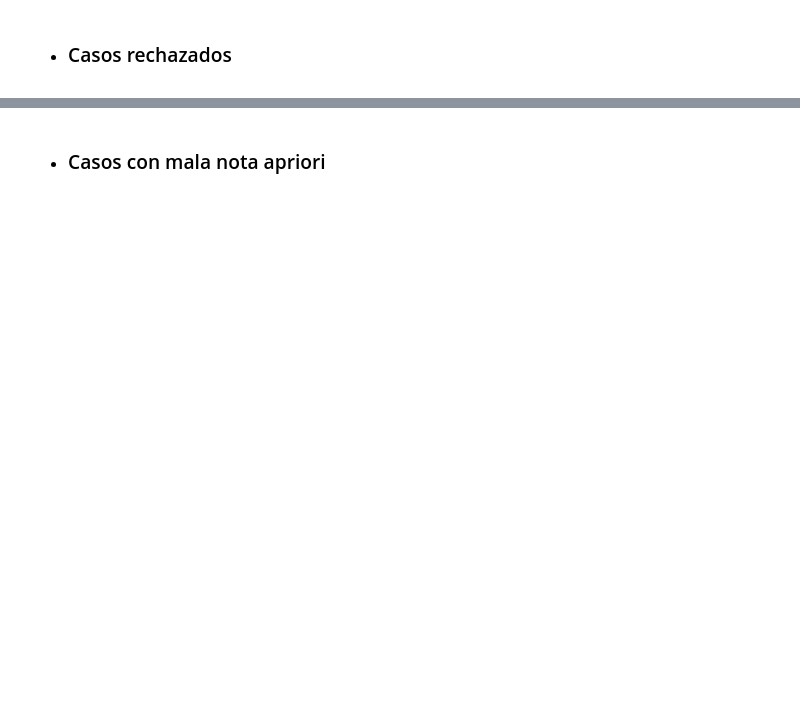
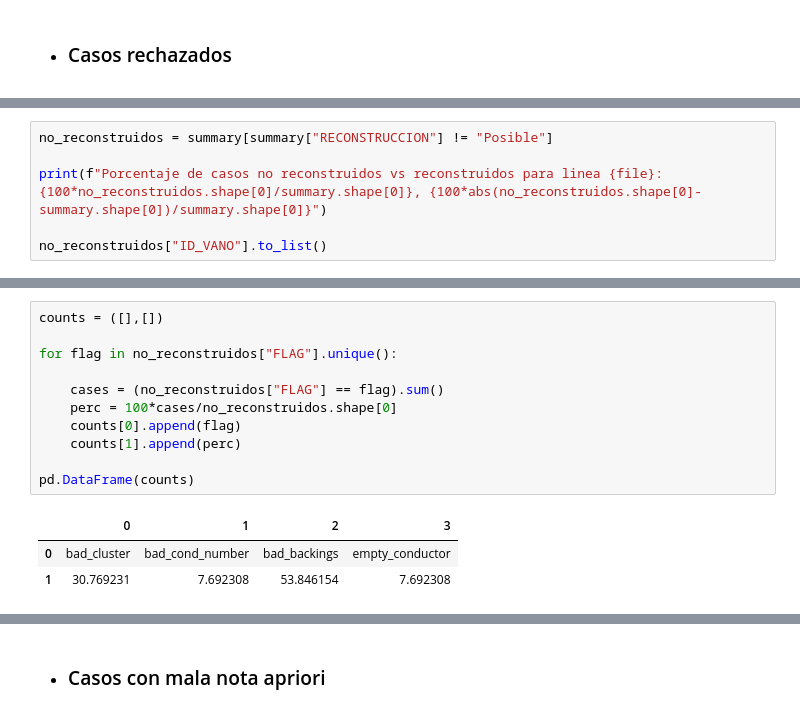
Before and after one commit to DeduceDS/CATENARIA, a Jupyter notebook: notebooks/release_tests/release2_puntuation_analysis.ipynb, the cells around one changed output, grey strips where cells are left out. Cells and saved outputs as stored; diff of their text form; blank space fills up the shorter version.

```diff
--- a/notebooks/release_tests/release2_puntuation_analysis.ipynb
+++ b/notebooks/release_tests/release2_puntuation_analysis.ipynb
@@ -113,0 +119,6 @@ summary[summary["PUNTUACION_APRIORI"] < 0]
+# %%
+no_reconstruidos = summary[summary["RECONSTRUCCION"] != "Posible"]
+
+print(f"Porcentaje de casos no reconstruidos vs reconstruidos para linea {file}: {100*no_reconstruidos.shape[0]/summary.shape[0]}, {100*abs(no_reconstruidos.shape[0]-summary.shape[0])/summary.shape[0]}")
+
+no_reconstruidos["ID_VANO"].to_list()
@@ -113,0 +140,15 @@ summary[summary["PUNTUACION_APRIORI"] < 0]
+# %%
+counts = ([],[])
+
+for flag in no_reconstruidos["FLAG"].unique():
+
+    cases = (no_reconstruidos["FLAG"] == flag).sum()
+    perc = 100*cases/no_reconstruidos.shape[0]
+    counts[0].append(flag)
+    counts[1].append(perc)
+
+pd.DataFrame(counts)
+# %% [output]
+|  | 0 | 1 | 2 | 3 |
+| 0 | bad_cluster | bad_cond_number | bad_backings | empty_conductor |
+| 1 | 30.769231 | 7.692308 | 53.846154 | 7.692308 |
```
Also changed, not shown: parts of 23 cells of this notebook, 34 other files.
